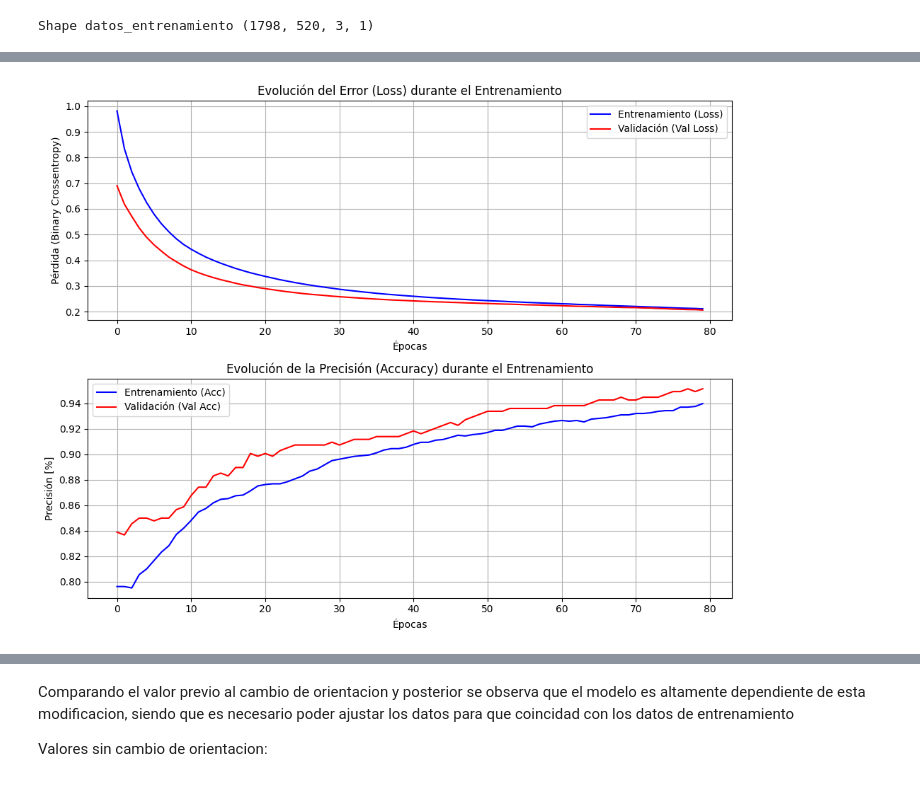
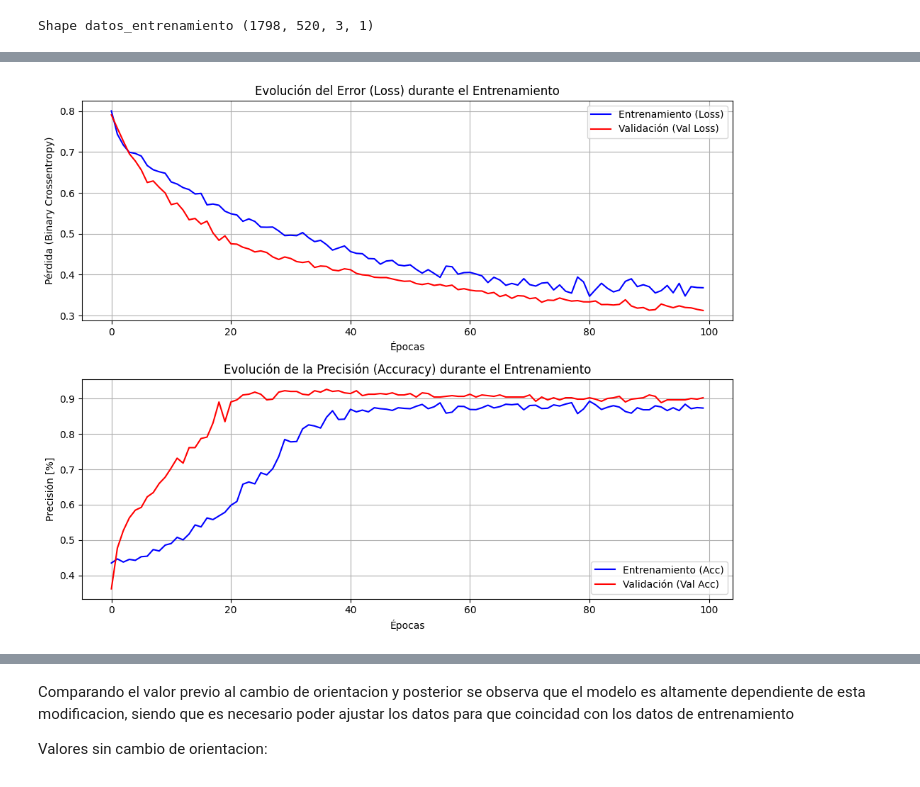
Before and after one commit to guidoglorioso/Fall_detection, a Jupyter notebook: CNN.ipynb, the cells around one changed output, grey strips where cells are left out. Saved outputs shown, nothing was run; the diff lists cells and outputs as text; code cells hidden in the pictures.

```diff
--- a/CNN.ipynb
+++ b/CNN.ipynb
@@ -246,16 +252,12 @@ El shape de tags es: (1798,)
 # %%
 
 ## usamos el mismo escaler que se uso para los datos de muñeca.
-datos_normalizados_waist = escalador.escalar_datos(data_waist)
 
-# Agrega la dimension para coincidir con el input
-datos_evaluacion_waist = np.expand_dims(datos_normalizados_waist, axis=-1)
+datos_evaluacion_waist = np.expand_dims(data_waist, axis=-1)
 
 print(f"Shape datos_entrenamiento {datos_evaluacion_waist.shape}")
 # %% [output]
 Shape datos_entrenamiento (1798, 520, 3, 1)
 # %%
-
-tags_waist = np.array(tags_waist)
 resultados = red_cnn_completa.evaluate(datos_evaluacion_waist, tags_waist, verbose=1)
 # %% [output]
@@ -312,0 +290,13 @@ data_train, data_test, y_train, y_test = train_test_split(datos_entrenamiento,ta
+# %%
+# Agregamos un 40% del dataset de cintura al dataset original.
+
+data_train_w, _, y_train_w, _ = train_test_split(datos_evaluacion_waist,tags_waist, train_size= 0.4, random_state=21)
+
+data_train, data_test, y_train, y_test = train_test_split(data,tags, test_size=0.25, random_state=21)
+
+print(y_train.shape)
+
+data_train = np.concatenate([data_train, data_train_w], axis=0)
+y_train = np.concatenate([y_train, y_train_w], axis=0)
+
+print(y_train.shape)
@@ -313,3 +306,24 @@ data_train, data_test, y_train, y_test = train_test_split(datos_entrenamiento,ta
+# %%
+# Generamos una nueva etapa de clasificacion.
+neuralnetwork2 = NN()
+
+
+normalizador_entrada = layers.Normalization()
+normalizador_entrada.adapt(data)
+
+model_transfer_learning = tf.keras.Sequential([
+    normalizador_entrada,
+    autoencoder.encoder, # Desacoplo el decoder
+    neuralnetwork2.modelNN
+])
+
+model_transfer_learning.compile(
+    optimizer=tf.keras.optimizers.Adam(learning_rate=1e-4),
+    loss='binary_crossentropy',
+    metrics=[
+        'accuracy',
+        tf.keras.metrics.Recall(name='recall')]
+)
 # %%
 
 historial_2 = model_transfer_learning.fit(data_train,y_train,
@@ -417,8 +393,8 @@ Epoch 80/80
 # %%
-fig = plot_stats(history=historial)
+fig = plot_stats(history=historial_2)
 plt.show(fig)
 # %% [output]
-[figure, old version]
+[figure, new version]
 # %%
 
 model_perfom(model_transfer_learning, data_test, y_test,threshold= 0.2)
```
Also changed, not shown: parts of 27 cells of this notebook, 5 other files.
